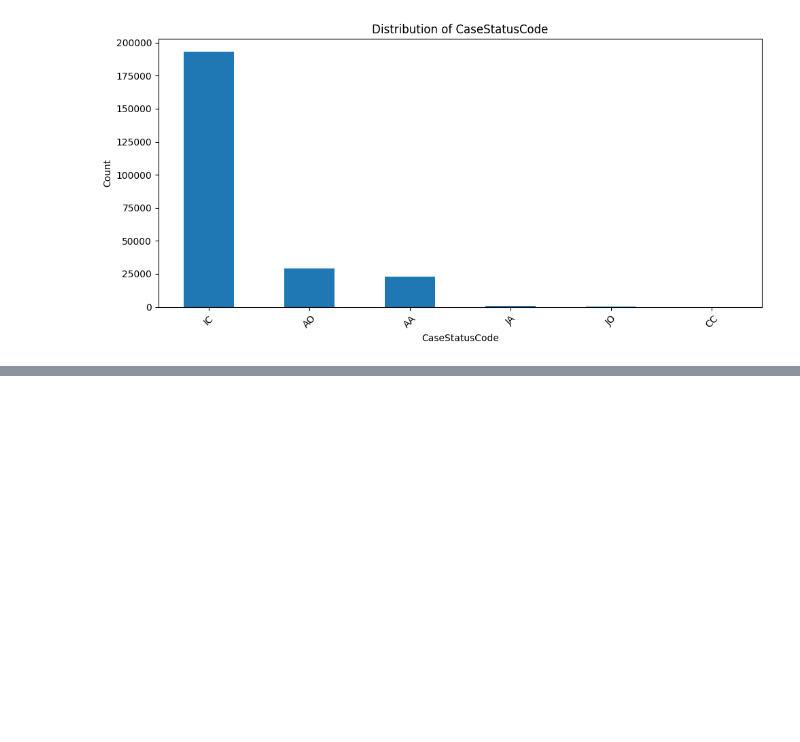
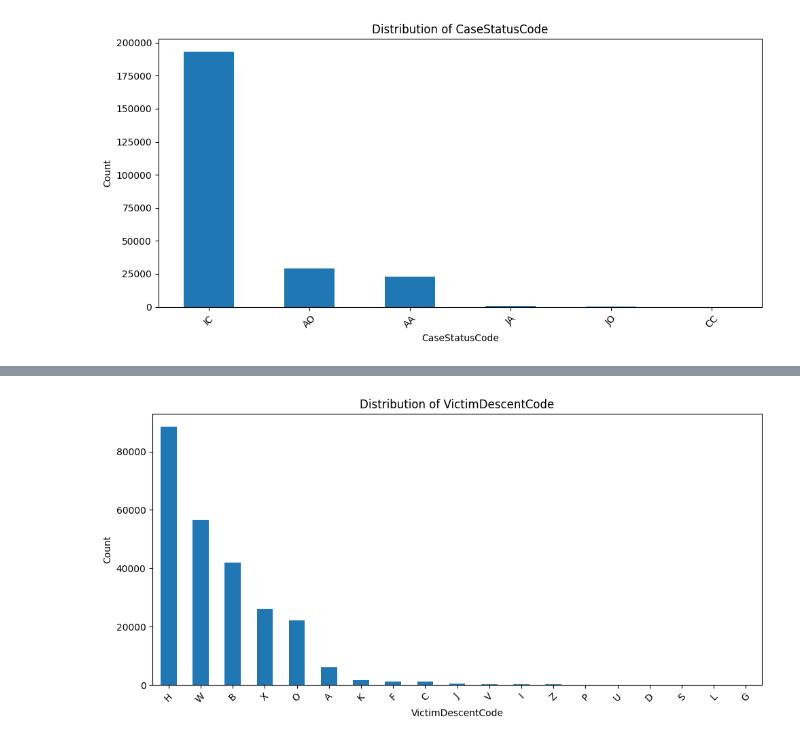
Before and after one commit to alex-kazos/spark-project, a Jupyter notebook: check_raw_data.ipynb, the cells around one changed output, grey strips where cells are left out. Drawn from its saved outputs; the diff is of its cells as text; code cells hidden in the pictures; blank space fills up the shorter version.

```diff
--- a/check_raw_data.ipynb
+++ b/check_raw_data.ipynb
@@ -289,0 +323,14 @@ plt.show()
+# %%
+# Value counts
+counts = raw_data['VictimDescentCode'].value_counts()
+
+plt.figure(figsize=(10, 5))
+counts.plot(kind='bar')
+plt.title("Distribution of VictimDescentCode")
+plt.xlabel("VictimDescentCode")
+plt.ylabel("Count")
+plt.xticks(rotation=45)
+plt.tight_layout()
+plt.show()
+# %% [output]
+[figure, added]
```
Also changed, not shown: parts of 33 cells of this notebook, 1 other file.
